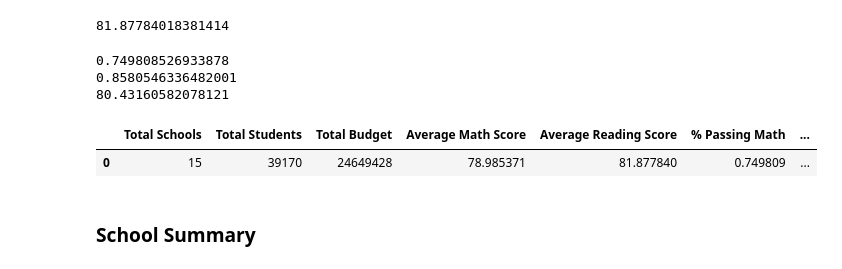
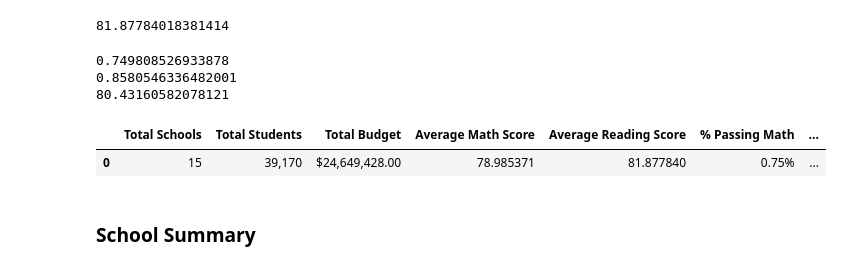
Before and after one commit to svfarago/pandas-challenge, a Jupyter notebook: main.ipynb, the cells around one changed output. Cells and saved outputs as stored; diff of their text form; code cells hidden in the pictures.

Commit message:
Worked on table formatting code.

```diff
--- a/main.ipynb
+++ b/main.ipynb
@@ -125,23 +125,44 @@ print (overall_pass)
 # %%
 # Create a dataframe to hold the results
 # Note: Remap fields above to table fields (in most cases, they are the same name) and create a .pd.DataFrame called "District Summary"
+# Note: POTATO - I originaly had () around variables but got this error:
+# Note: ValueError: If using all scalar values, you must pass an index (an index is [])
+# does nothing > pd.options.display.float_format = '{:,.6f}'.format
 
-pd.options.display.float_format = '{:,.6f}'.format
 district_summary = pd.DataFrame({
     "Total Schools": [total_schools],
     "Total Students": [total_students],
     "Total Budget": [total_budget],
     "Average Math Score": [avg_math],
     "Average Reading Score": [avg_reading],
     "% Passing Math":[percent_pass_math],
     "% Passing Reading": [percent_pass_reading],
     "% Overall Passing": [overall_pass]
 })
 
 district_summary
+
+# Table Formatting
+# Note: I combined table creation and formatting into one cell. If split into two different cells,
+# NOte: The prior cell must always be run whenever any updates are made to the formatting code.
+
+#district_summary.style.format({"total_students": "{:,.2f}", "total_budget": "${:,.2f}"})
+#df.style.format("{:.2%}")
+
+#Formatting, try different approach
+#district_summary []
+
+#Formatting the data under each column by referencing column name
+district_summary["Total Students"] = district_summary["Total Students"].map("{:,}".format)
+district_summary["Total Budget"] = district_summary["Total Budget"].map("${:,.2f}".format)
+district_summary["% Passing Math"] = district_summary["% Passing Math"].map("{:,.2f}%".format)
+district_summary["% Passing Reading"] = district_summary["% Passing Reading"].map("{:,.2f}%".format)
+# POTATO fix 80.43% formatting once formula above gets fixed. Should be formatted like % pass math and % pass read??
+district_summary["% Overall Passing"] = district_summary["% Overall Passing"].map("{:,.2f}%".format)
+district_summary
 # %% [output]
 |  | Total Schools | Total Students | Total Budget | Average Math Score | Average Reading Score | % Passing Math | ... |
-| 0 | 15 | 39170 | 24649428 | 78.985371 | 81.877840 | 0.749809 | ... |
+| 0 | 15 | 39,170 | $24,649,428.00 | 78.985371 | 81.877840 | 0.75% | ... |
 # %% [markdown]
 ### School Summary
 # %%
```
